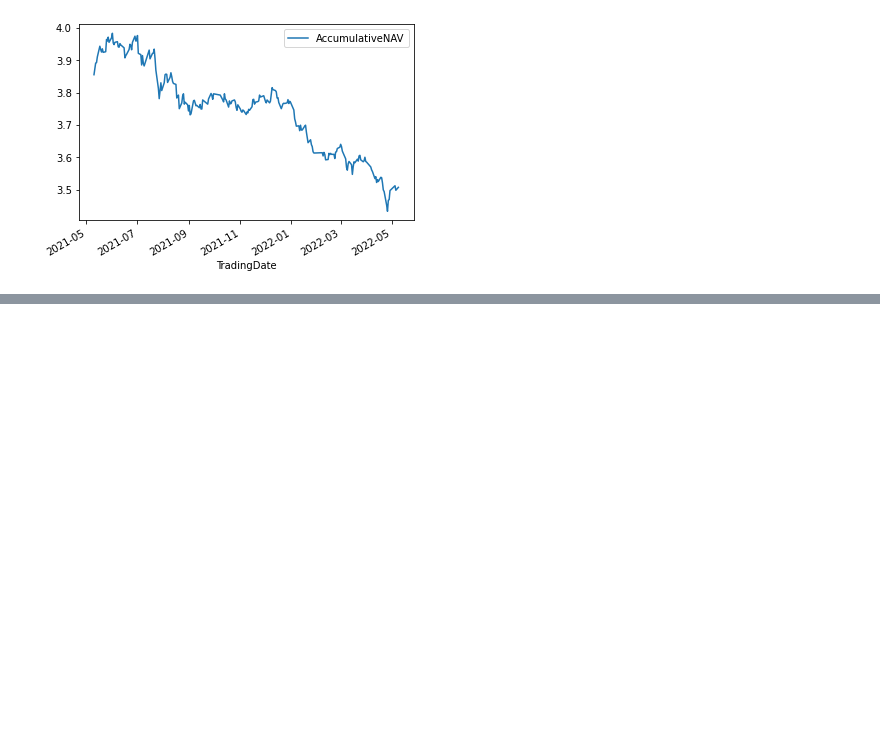
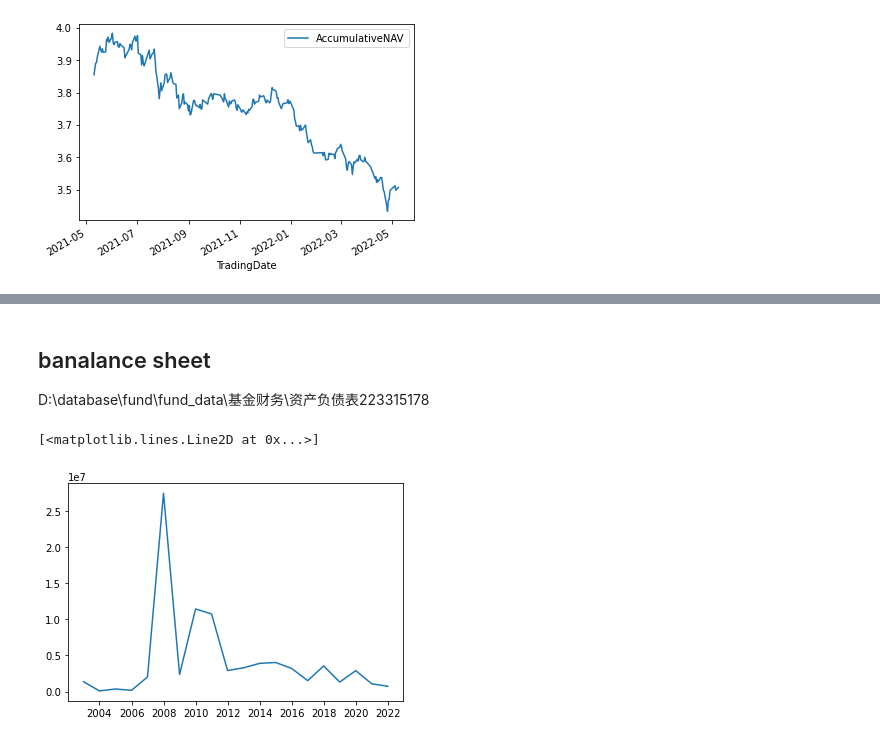
Before and after one commit to anthonyluosen/quant, a Jupyter notebook: fund_analysis/EDA.ipynb, the cells around one changed output, grey strips where cells are left out. Drawn from its saved outputs; the diff is of its cells as text; code cells hidden in the pictures; blank space fills up the shorter version.

```diff
--- a/fund_analysis/EDA.ipynb
+++ b/fund_analysis/EDA.ipynb
@@ -106,0 +230,17 @@ drawing.plot()
+# %% [markdown]
+## banalance sheet
+D:\database\fund\fund_data\基金财务\资产负债表223315178
+# %%
+Balance = pd.read_excel('D:\database\\fund\\fund_data\基金财务\资产负债表223315178\\FUND_FIN_Balance.xlsx')
+# %%
+data = Balance[Balance['MasterFundCode']=='000001']
+data = data[data['ReportTypeID']=='6']
+data = data[['SubscriptionReceivable','RedemptionPayable','Startdate','EndDate']]
+# %%
+data['EndDate'] = pd.to_datetime(data['EndDate'])
+data.set_index('EndDate',inplace=True)
+data.sort_index(inplace=True)
+plt.plot(data.index,data['SubscriptionReceivable'].astype('float'))
+# %% [output]
+[<matplotlib.lines.Line2D at 0x...>]
+[figure, added]
```
Also changed, not shown: parts of 24 cells of this notebook.
